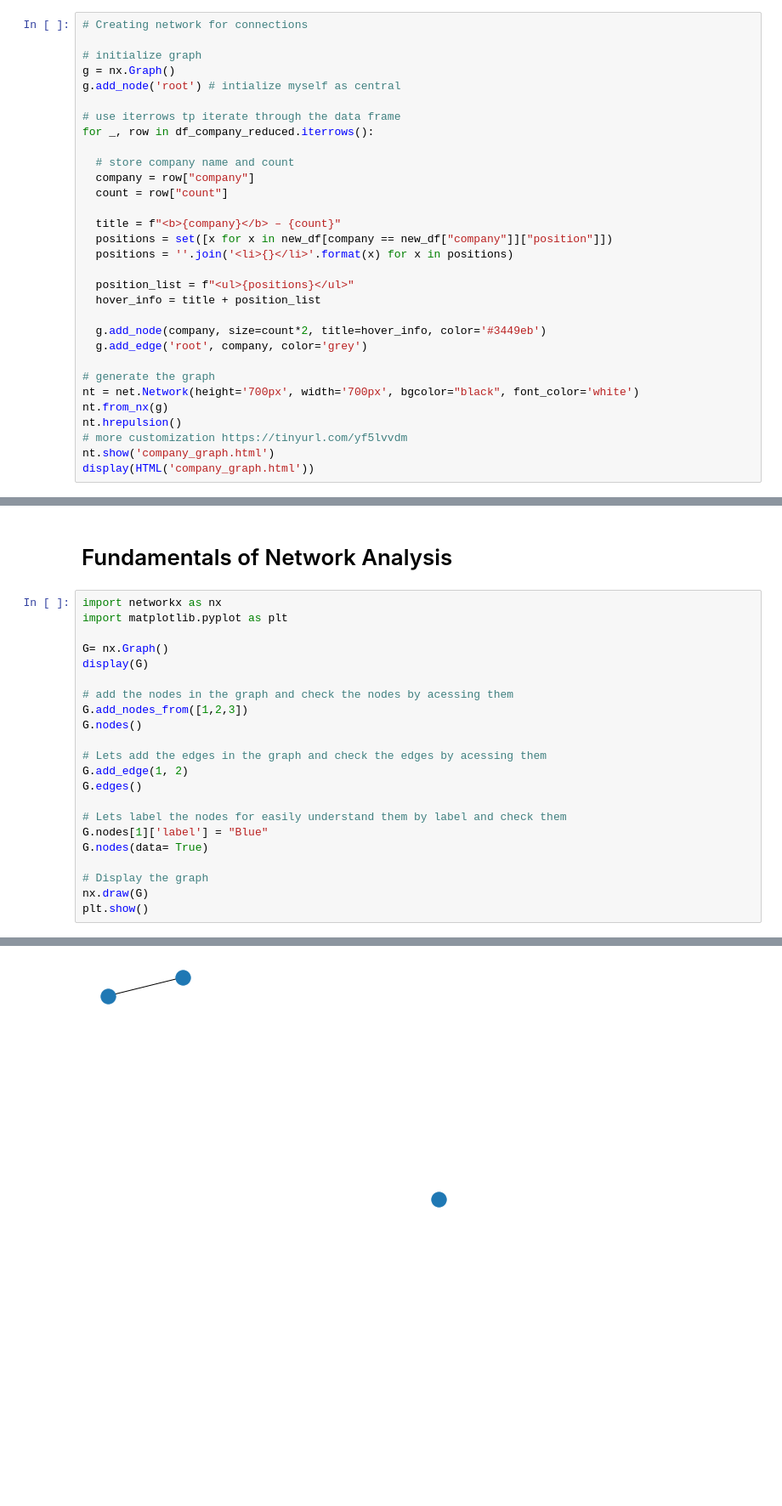
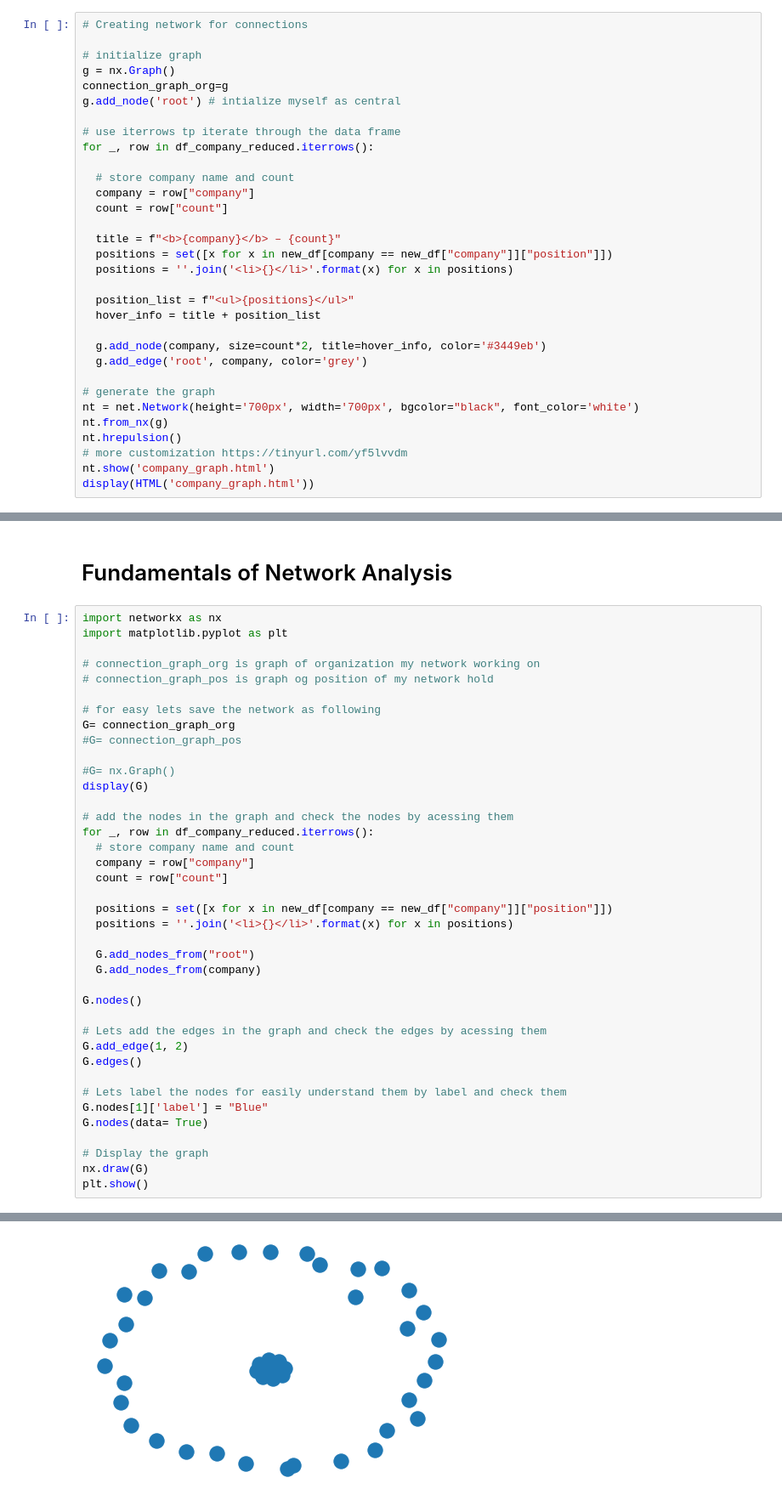
Before and after one commit to mrchapagain/SocialNetworkAnalytics, a Jupyter notebook: LinkedinAnalytics.ipynb, the cells around one changed output, grey strips where cells are left out. Shown: that part at 85% size. Drawn from its saved outputs; the diff is of its cells as text; blank space fills up the shorter version.

```diff
--- a/LinkedinAnalytics.ipynb
+++ b/LinkedinAnalytics.ipynb
@@ -178,6 +178,7 @@ print(df_position_reduced)
 
 # initialize graph
 g = nx.Graph()
+connection_graph_org=g
 g.add_node('root') # intialize myself as central
 
 # use iterrows tp iterate through the data frame
@@ -279,25 +263,42 @@ similar_companies
 # %%
 import networkx as nx
 import matplotlib.pyplot as plt
 
-G= nx.Graph()
+# connection_graph_org is graph of organization my network working on
+# connection_graph_pos is graph og position of my network hold
+
+# for easy lets save the network as following
+G= connection_graph_org
+#G= connection_graph_pos
+
+#G= nx.Graph()
 display(G)
 
 # add the nodes in the graph and check the nodes by acessing them
-G.add_nodes_from([1,2,3])
+for _, row in df_company_reduced.iterrows():
+  # store company name and count
+  company = row["company"]
+  count = row["count"]
+
+  positions = set([x for x in new_df[company == new_df["company"]]["position"]])
+  positions = ''.join('<li>{}</li>'.format(x) for x in positions)
+
+  G.add_nodes_from("root")
+  G.add_nodes_from(company)
+
 G.nodes()
 
 # Lets add the edges in the graph and check the edges by acessing them
 G.add_edge(1, 2)
 G.edges()
 
 # Lets label the nodes for easily understand them by label and check them
 G.nodes[1]['label'] = "Blue"
 G.nodes(data= True)
 
 # Display the graph
 nx.draw(G)
 plt.show()
 # %% [output]
 <networkx.classes.graph.Graph at 0x...>
-[figure, old version]
+[figure, new version]
```
Also changed, not shown: parts of 7 cells of this notebook.
